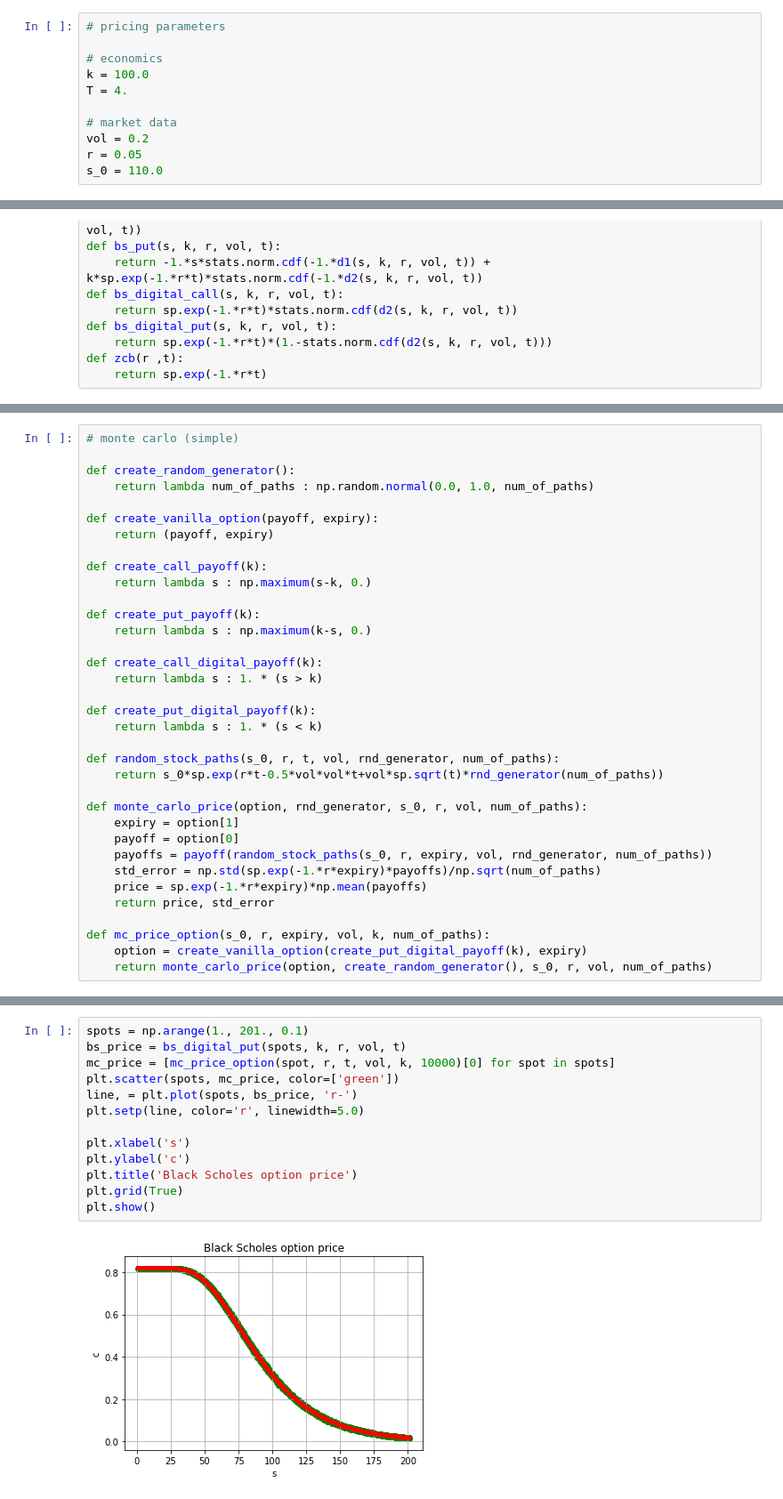
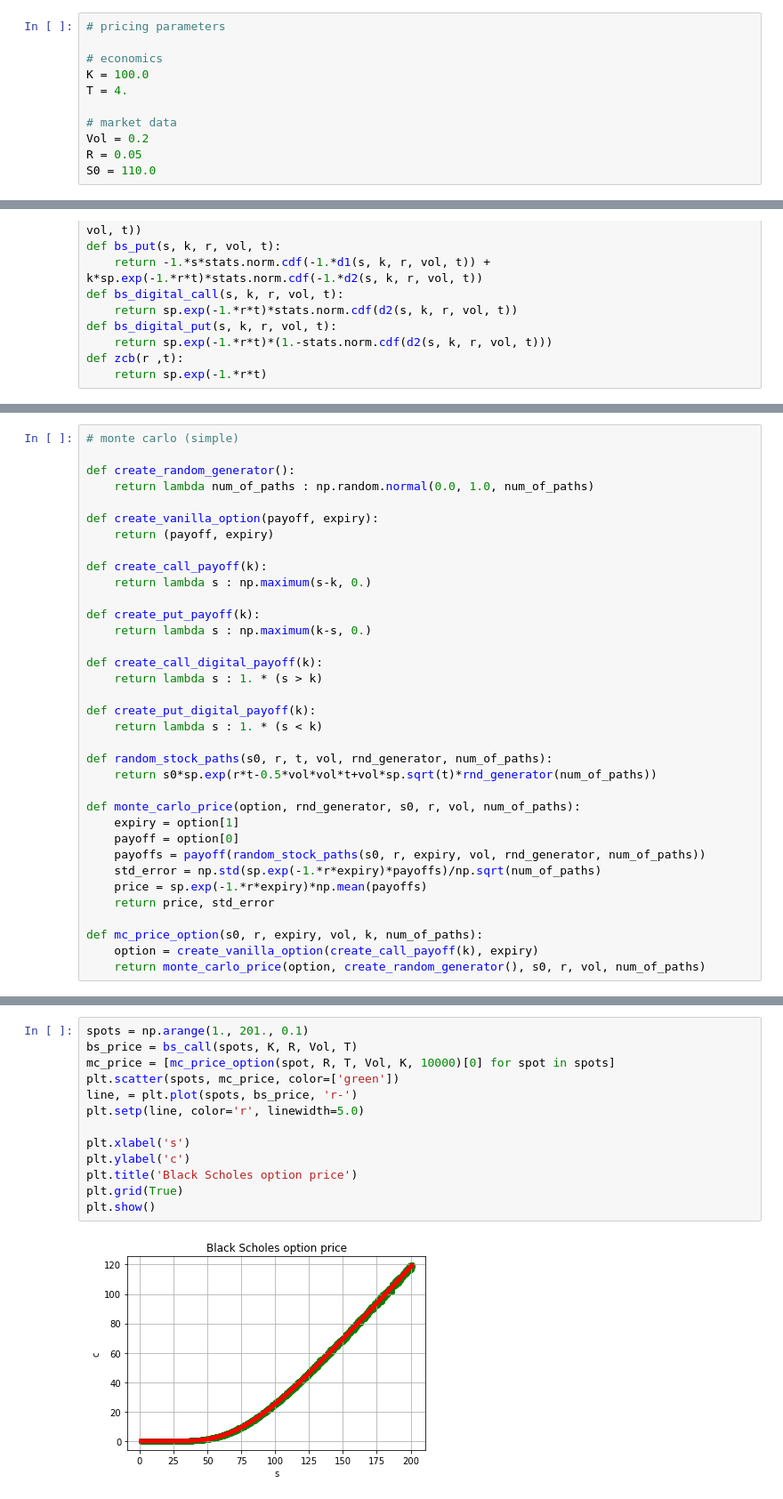
Before and after one commit to tomjonesbackup/joshi-exercises, a Jupyter notebook: joshi-monte-carlo-exercises.ipynb, the cells around one changed output, grey strips where cells are left out. Shown at 89% size. Cells and saved outputs as stored; diff of their text form.

```diff
--- a/joshi-monte-carlo-exercises.ipynb
+++ b/joshi-monte-carlo-exercises.ipynb
@@ -11,13 +11,13 @@ import scipy.stats as stats
 # pricing parameters
 
 # economics
-k = 100.0
+K = 100.0
 T = 4.
 
 # market data
-vol = 0.2
-r = 0.05
-s_0 = 110.0
+Vol = 0.2
+R = 0.05
+S0 = 110.0
 # %%
 # black scholes analytic solutions
 
@@ -76,20 +76,20 @@ def create_call_digital_payoff(k):
 def create_put_digital_payoff(k):
     return lambda s : 1. * (s < k)
 
-def random_stock_paths(s_0, r, t, vol, rnd_generator, num_of_paths):
-    return s_0*sp.exp(r*t-0.5*vol*vol*t+vol*sp.sqrt(t)*rnd_generator(num_of_paths))
+def random_stock_paths(s0, r, t, vol, rnd_generator, num_of_paths):
+    return s0*sp.exp(r*t-0.5*vol*vol*t+vol*sp.sqrt(t)*rnd_generator(num_of_paths))
 
-def monte_carlo_price(option, rnd_generator, s_0, r, vol, num_of_paths):
+def monte_carlo_price(option, rnd_generator, s0, r, vol, num_of_paths):
     expiry = option[1]
     payoff = option[0]
-    payoffs = payoff(random_stock_paths(s_0, r, expiry, vol, rnd_generator, num_of_paths))
+    payoffs = payoff(random_stock_paths(s0, r, expiry, vol, rnd_generator, num_of_paths))
     std_error = np.std(sp.exp(-1.*r*expiry)*payoffs)/np.sqrt(num_of_paths)
     price = sp.exp(-1.*r*expiry)*np.mean(payoffs)
     return price, std_error
 
-def mc_price_option(s_0, r, expiry, vol, k, num_of_paths):
-    option = create_vanilla_option(create_put_digital_payoff(k), expiry)
-    return monte_carlo_price(option, create_random_generator(), s_0, r, vol, num_of_paths)
+def mc_price_option(s0, r, expiry, vol, k, num_of_paths):
+    option = create_vanilla_option(create_call_payoff(k), expiry)
+    return monte_carlo_price(option, create_random_generator(), s0, r, vol, num_of_paths)
 # %%
 # monte carlo 2 (path dependent exotic pricer)
 
@@ -204,19 +204,19 @@ plt.show()
 [figure]
 # %%
 spots = np.arange(1., 201., 0.1)
-bs_price = bs_digital_put(spots, k, r, vol, t)
-mc_price = [mc_price_option(spot, r, t, vol, k, 10000)[0] for spot in spots]
+bs_price = bs_call(spots, K, R, Vol, T)
+mc_price = [mc_price_option(spot, R, T, Vol, K, 10000)[0] for spot in spots]
 plt.scatter(spots, mc_price, color=['green'])
 line, = plt.plot(spots, bs_price, 'r-')
 plt.setp(line, color='r', linewidth=5.0)
 
 plt.xlabel('s')
 plt.ylabel('c')
 plt.title('Black Scholes option price')
 plt.grid(True)
 plt.show()
 # %% [output]
-[figure, old version]
+[figure, new version]
 # %%
 # BS vs MC price error as a histogram
 
```
Also changed, not shown: parts of 8 cells of this notebook.
